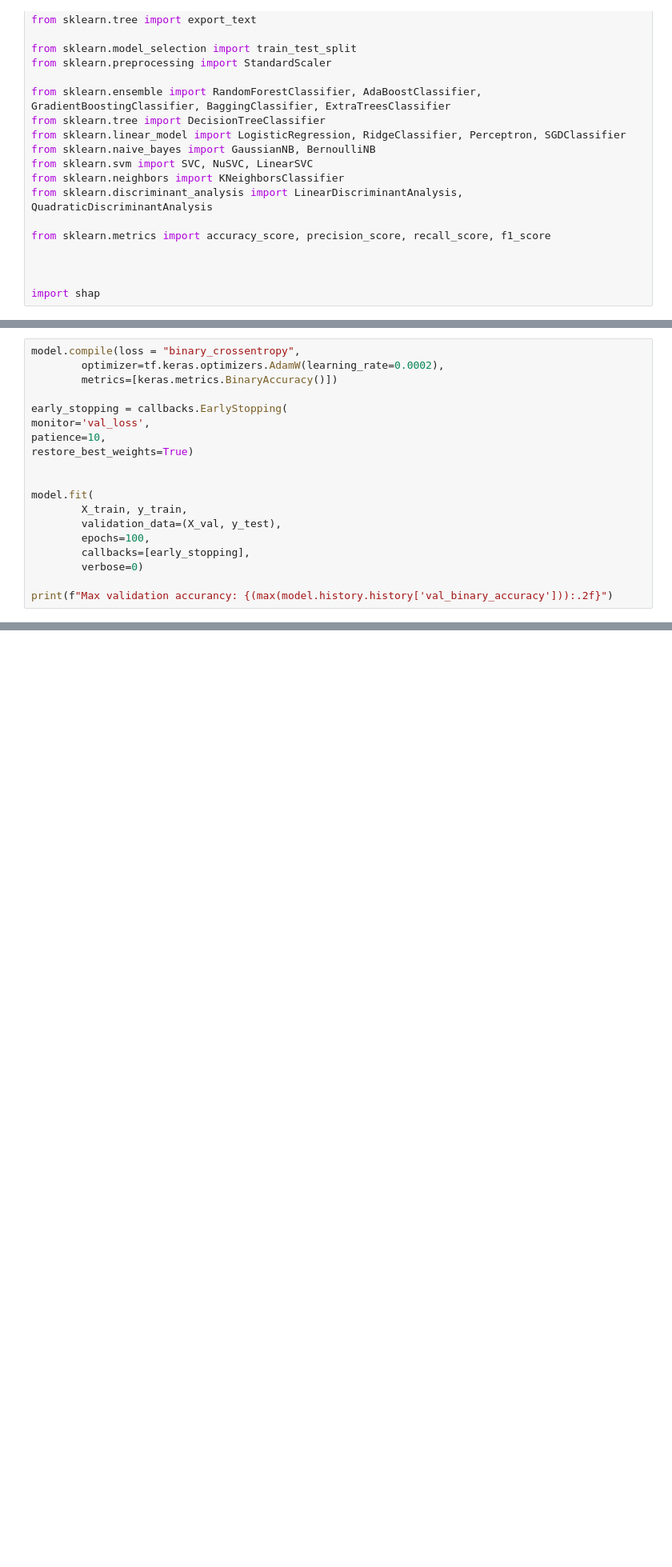
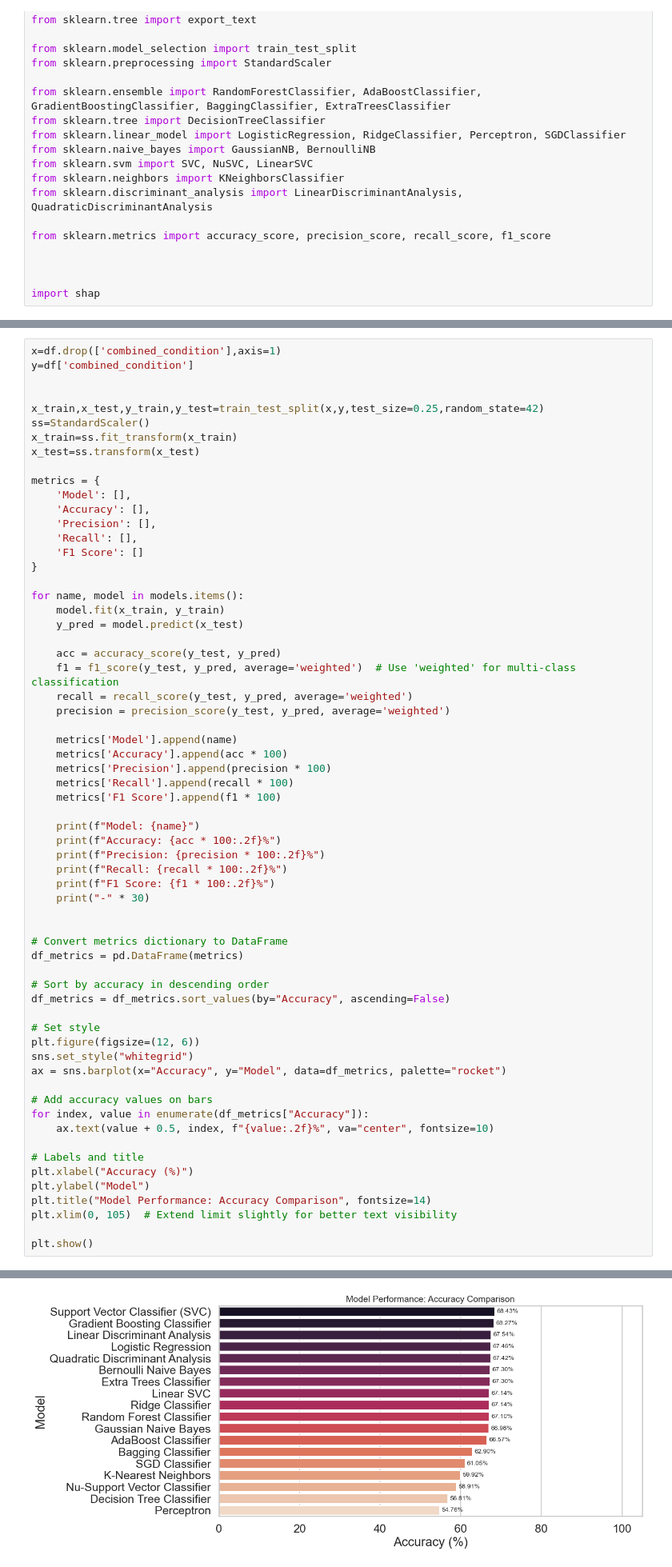
Before and after one commit to debanjan-cosmo/Erdos_Data_Science_Project_2025, a Jupyter notebook: 07_Test_Multiple_Methods.ipynb, the cells around one changed output, grey strips where cells are left out. Shown at 80% size. Cells and saved outputs as stored; diff of their text form; blank space fills up the shorter version.

```diff
--- a/07_Test_Multiple_Methods.ipynb
+++ b/07_Test_Multiple_Methods.ipynb
@@ -904,19 +276,0 @@ X_val, X_test, y_val, y_test = train_test_split(X_, y_, test_size=0.5, random_st
-# %%
-model.compile(loss = "binary_crossentropy",
-        optimizer=tf.keras.optimizers.AdamW(learning_rate=0.0002),
-        metrics=[keras.metrics.BinaryAccuracy()])
-
-early_stopping = callbacks.EarlyStopping(
-monitor='val_loss',
-patience=10,
-restore_best_weights=True)
-
-
-model.fit(
-        X_train, y_train,
-        validation_data=(X_val, y_test),
-        epochs=100,
-        callbacks=[early_stopping],
-        verbose=0)
-
-print(f"Max validation accurancy: {(max(model.history.history['val_binary_accuracy'])):.2f}")
@@ -996,0 +300,64 @@ plt.show()
+# %%
+x=df.drop(['combined_condition'],axis=1)
+y=df['combined_condition']
+
+
+x_train,x_test,y_train,y_test=train_test_split(x,y,test_size=0.25,random_state=42)
+ss=StandardScaler()
+x_train=ss.fit_transform(x_train)
+x_test=ss.transform(x_test)
+
+metrics = {
+    'Model': [],
+    'Accuracy': [],
+    'Precision': [],
+    'Recall': [],
+    'F1 Score': []
+}
+
+for name, model in models.items():
+    model.fit(x_train, y_train)
+    y_pred = model.predict(x_test)
+
+    acc = accuracy_score(y_test, y_pred)
+    f1 = f1_score(y_test, y_pred, average='weighted')  # Use 'weighted' for multi-class classification
+    recall = recall_score(y_test, y_pred, average='weighted')
+    precision = precision_score(y_test, y_pred, average='weighted')
+
+    metrics['Model'].append(name)
+    metrics['Accuracy'].append(acc * 100)
+    metrics['Precision'].append(precision * 100)
+    metrics['Recall'].append(recall * 100)
+    metrics['F1 Score'].append(f1 * 100)
+
+    print(f"Model: {name}")
+    print(f"Accuracy: {acc * 100:.2f}%")
+    print(f"Precision: {precision * 100:.2f}%")
+    print(f"Recall: {recall * 100:.2f}%")
+    print(f"F1 Score: {f1 * 100:.2f}%")
+    print("-" * 30)
+
+
+# Convert metrics dictionary to DataFrame
+df_metrics = pd.DataFrame(metrics)
+
+# Sort by accuracy in descending order
+df_metrics = df_metrics.sort_values(by="Accuracy", ascending=False)
+
+# Set style
+plt.figure(figsize=(12, 6))
+sns.set_style("whitegrid")
+ax = sns.barplot(x="Accuracy", y="Model", data=df_metrics, palette="rocket")
+
+# Add accuracy values on bars
+for index, value in enumerate(df_metrics["Accuracy"]):
+    ax.text(value + 0.5, index, f"{value:.2f}%", va="center", fontsize=10)
+
+# Labels and title
+plt.xlabel("Accuracy (%)")
+plt.ylabel("Model")
+plt.title("Model Performance: Accuracy Comparison", fontsize=14)
+plt.xlim(0, 105)  # Extend limit slightly for better text visibility
+
+plt.show()
+# %% [output]
@@ -996,0 +384 @@ plt.show()
+[figure, added]
```
Also changed, not shown: parts of 36 cells of this notebook, 2 other files.
